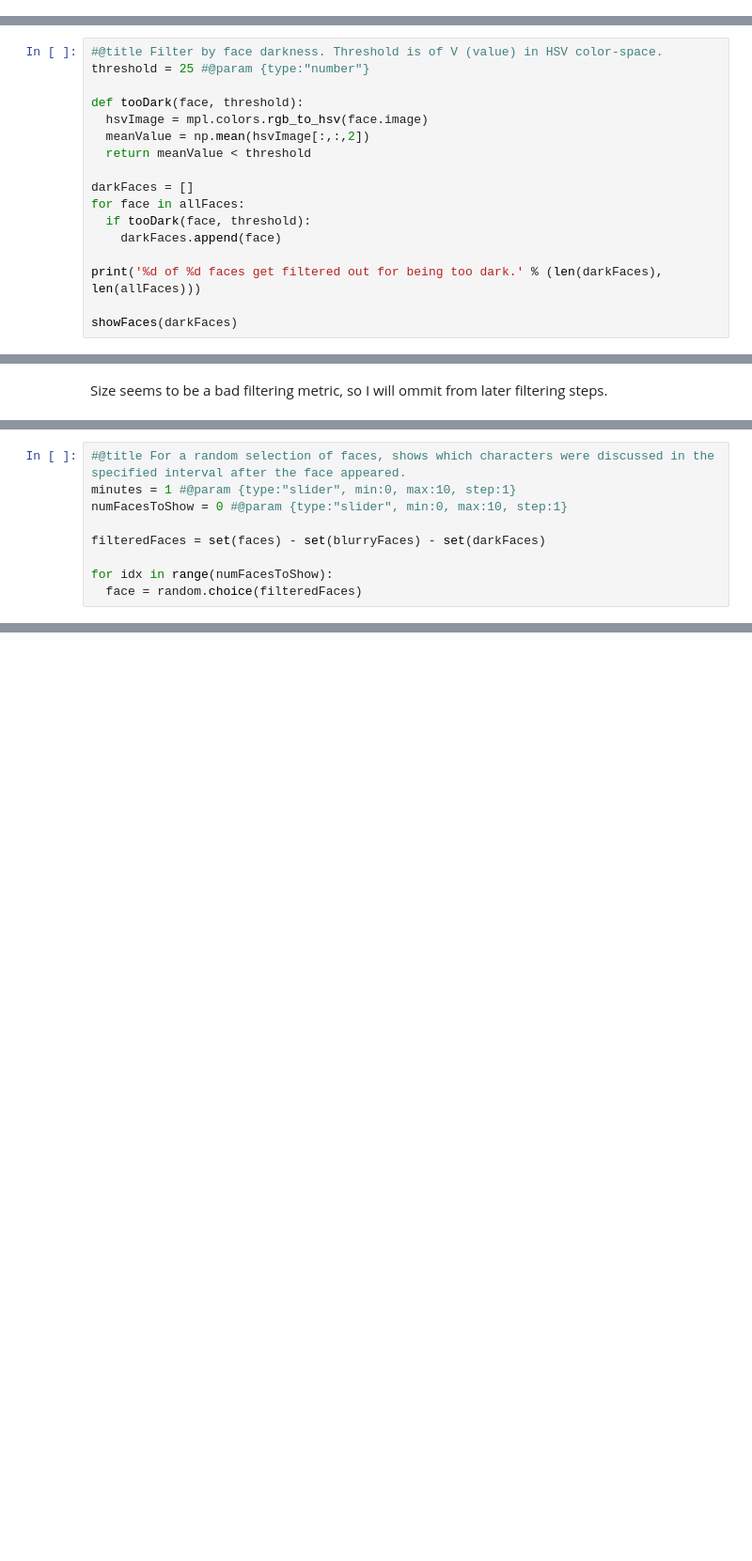
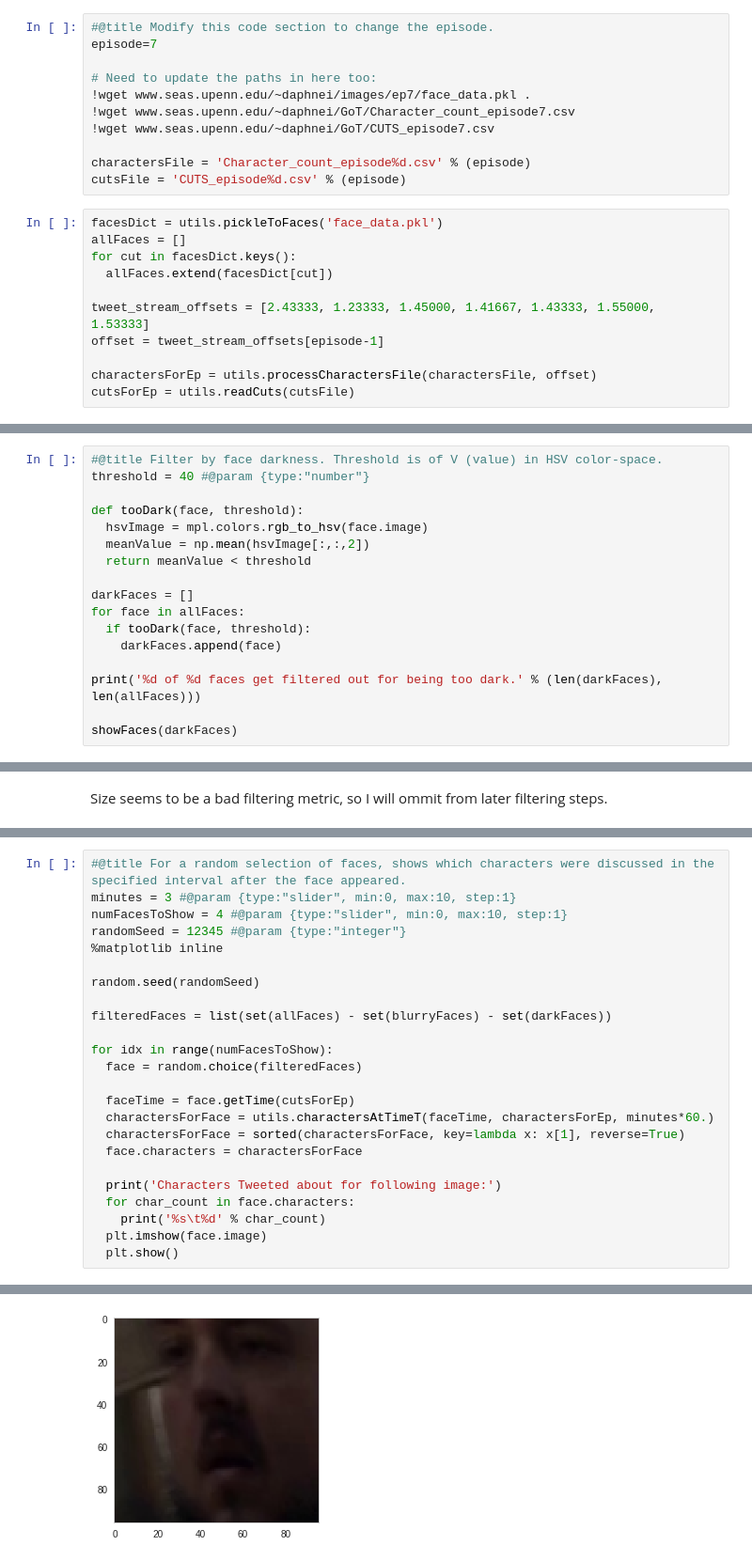
Before and after one commit to daphnei/weakvideo, a Jupyter notebook: visualize_faces.ipynb, the cells around one changed output, grey strips where cells are left out. Shown at 94% size. Saved outputs shown, nothing was run; the diff lists cells and outputs as text; blank space fills up the shorter version.

```diff
--- a/visualize_faces.ipynb
+++ b/visualize_faces.ipynb
@@ -69,3 +33,25 @@ for cut in facesDict.keys():
+# %%
+#@title Modify this code section to change the episode.
+episode=7
+
+# Need to update the paths in here too:
+!wget www.seas.upenn.edu/~daphnei/images/ep7/face_data.pkl .
+!wget www.seas.upenn.edu/~daphnei/GoT/Character_count_episode7.csv
+!wget www.seas.upenn.edu/~daphnei/GoT/CUTS_episode7.csv
+
+charactersFile = 'Character_count_episode%d.csv' % (episode)
+cutsFile = 'CUTS_episode%d.csv' % (episode)
+# %%
+facesDict = utils.pickleToFaces('face_data.pkl')
+allFaces = []
+for cut in facesDict.keys():
+  allFaces.extend(facesDict[cut])
+
+tweet_stream_offsets = [2.43333, 1.23333, 1.45000, 1.41667, 1.43333, 1.55000, 1.53333]
+offset = tweet_stream_offsets[episode-1]
+
+charactersForEp = utils.processCharactersFile(charactersFile, offset)
+cutsForEp = utils.readCuts(cutsFile)
 # %%
 sns.set_style("whitegrid", {'axes.grid' : False})
 # %%
@@ -84,7 +70,7 @@ def showFaces(faces):
   vis.visualizeImageGrid(rowsOfFaces, faceDim, numFacesPerRow, outputPath=None)
 # %%
 #@title Filter by face darkness. Threshold is of V (value) in HSV color-space.
-threshold = 25 #@param {type:"number"}
+threshold = 40 #@param {type:"number"}
 
 def tooDark(face, threshold):
   hsvImage = mpl.colors.rgb_to_hsv(face.image)
@@ -152,10 +135,26 @@ showFaces(blurryFaces)
 [figure]
 # %%
 #@title For a random selection of faces, shows which characters were discussed in the specified interval after the face appeared.
-minutes = 1 #@param {type:"slider", min:0, max:10, step:1}
-numFacesToShow = 0 #@param {type:"slider", min:0, max:10, step:1}
+minutes = 3 #@param {type:"slider", min:0, max:10, step:1}
+numFacesToShow = 4 #@param {type:"slider", min:0, max:10, step:1}
+randomSeed = 12345 #@param {type:"integer"}
+%matplotlib inline
 
-filteredFaces = set(faces) - set(blurryFaces) - set(darkFaces)
+random.seed(randomSeed)
+
+filteredFaces = list(set(allFaces) - set(blurryFaces) - set(darkFaces))
 
 for idx in range(numFacesToShow):
   face = random.choice(filteredFaces)
+
+  faceTime = face.getTime(cutsForEp)
+  charactersForFace = utils.charactersAtTimeT(faceTime, charactersForEp, minutes*60.)
+  charactersForFace = sorted(charactersForFace, key=lambda x: x[1], reverse=True)
+  face.characters = charactersForFace
+
+  print('Characters Tweeted about for following image:')
+  for char_count in face.characters:
+    print('%s\t%d' % char_count)
+  plt.imshow(face.image)
+  plt.show()
+# %% [output]
@@ -161,0 +175 @@ for idx in range(numFacesToShow):
+[figure, added]
```
Also changed, not shown: parts of 8 cells of this notebook.
